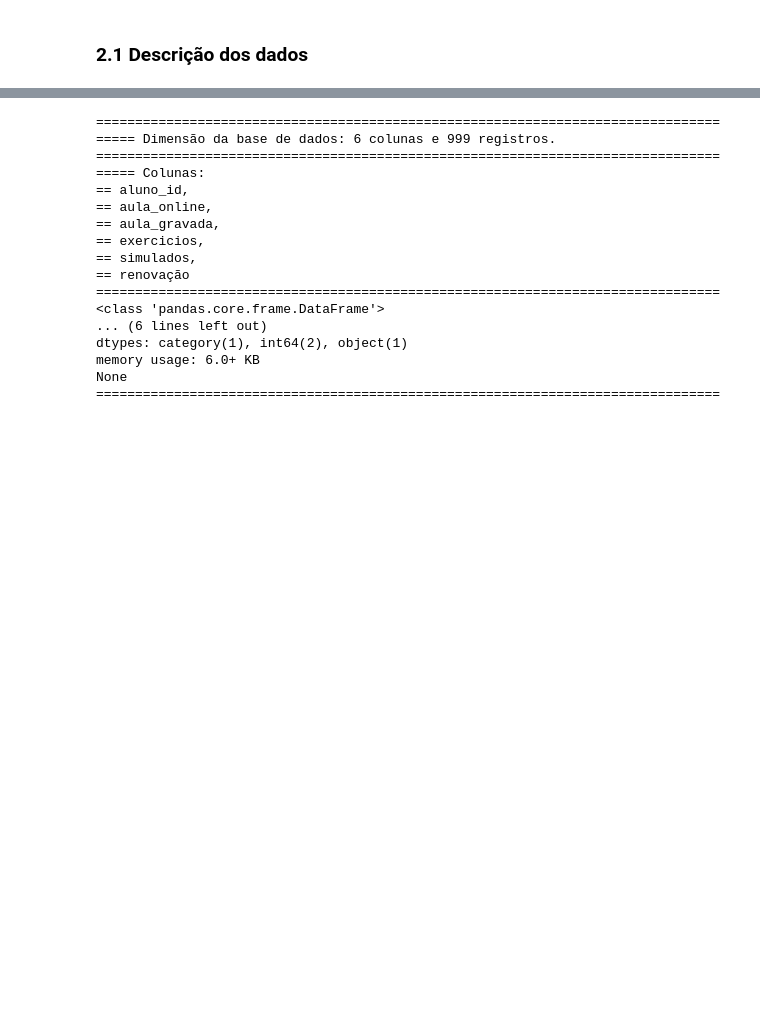
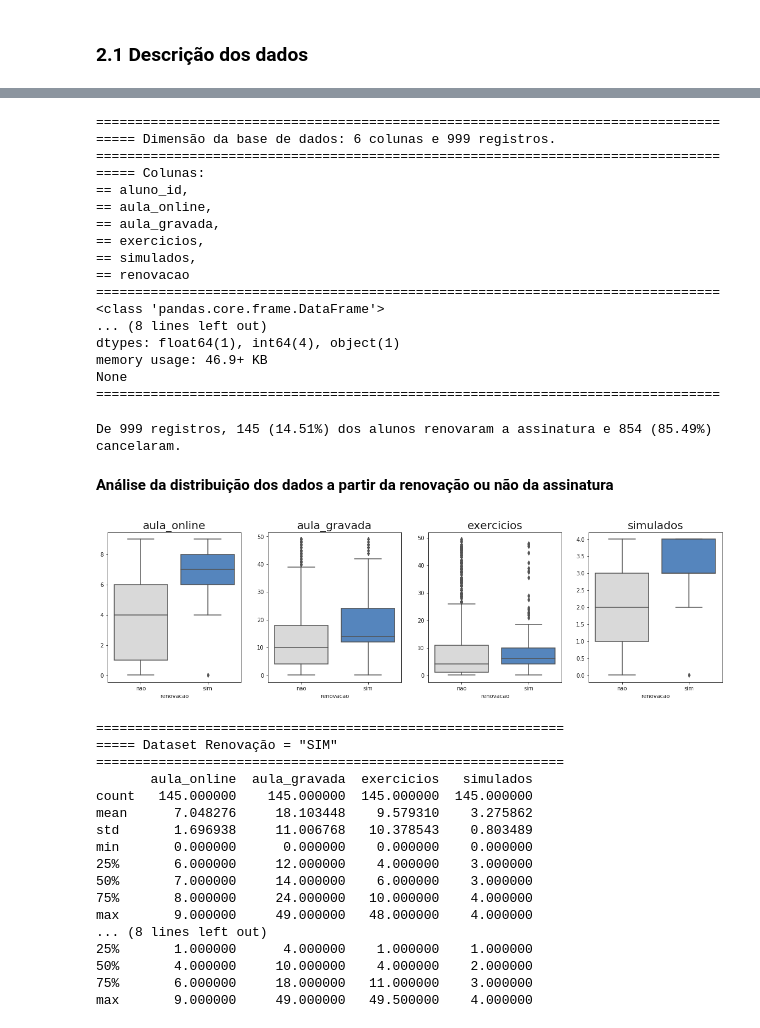
Before and after one commit to eedubraz/desafio-descomplica, a Jupyter notebook: desafio-analise-v2.ipynb, the cells around one changed output, grey strips where cells are left out. Drawn from its saved outputs; the diff is of its cells as text; code cells hidden in the pictures; blank space fills up the shorter version.

```diff
--- a/desafio-analise-v2.ipynb
+++ b/desafio-analise-v2.ipynb
@@ -297,0 +343,3 @@ Total de palavras encontradas após a limpeza do dataset: 268.
+# %%
+df2.rename( columns={df2.columns[-1]:remover_acentos( df2.columns[-1] )}, inplace=True )
+df2['renovacao'] = df2['renovacao'].map({1:'sim', 0:'nao'})
@@ -307,11 +364,64 @@ descricao_dados(df2)
 == aula_gravada,
 == exercicios,
 == simulados,
-== renovação
+== renovacao
 ================================================================================
 <class 'pandas.core.frame.DataFrame'>
-... (6 lines left out)
-dtypes: category(1), int64(2), object(1)
-memory usage: 6.0+ KB
+... (8 lines left out)
+dtypes: float64(1), int64(4), object(1)
+memory usage: 46.9+ KB
 None
 ================================================================================
+# %%
+print('De {} registros, {} ({:.2%}) dos alunos renovaram a assinatura e {} ({:.2%}) cancelaram.'
+     .format(
+         len(df2),
+         df2['renovacao'].value_counts()['sim'],
+         float(df2['renovacao'].value_counts()['sim']) / len(df2),
+         df2['renovacao'].value_counts()['nao'],
+         float(df2['renovacao'].value_counts()['nao']) / len(df2) ) )
+# %% [output]
+De 999 registros, 145 (14.51%) dos alunos renovaram a assinatura e 854 (85.49%) cancelaram.
+# %% [markdown]
+**Análise da distribuição dos dados a partir da renovação ou não da assinatura**
+# %%
+%matplotlib inline
+color_palette = ["#D9D9D9", "#4484CE"]
+
+fig, axs = plt.subplots(ncols=4, figsize=(20,5))
+sns.set(style="whitegrid")
+
+for i, c in enumerate(df2.columns[1:]):
+    if c != 'renovacao':
+        sns.boxplot(x='renovacao', y=c, data=df2, palette=color_palette, ax=axs[i])
+        axs[i].set_title(c, fontsize=20)
+        axs[i].set_ylabel('')
+
+plt.show()
+print('='*60)
+print('='*5 + ' Dataset Renovação = "SIM" ')
+print('='*60)
+print(df2[ df2['renovacao'] == 'sim'].describe().drop('aluno_id', axis=1) )
+print('='*60)
+print('='*5 + ' Dataset Renovação = "NÃO" ')
+print('='*60)
+print(df2[ df2['renovacao'] == 'nao'].describe().drop('aluno_id', axis=1) )
+# %% [output]
+[figure, added]
+============================================================
+===== Dataset Renovação = "SIM"
+============================================================
+       aula_online  aula_gravada  exercicios   simulados
+count   145.000000    145.000000  145.000000  145.000000
+mean      7.048276     18.103448    9.579310    3.275862
+std       1.696938     11.006768   10.378543    0.803489
+min       0.000000      0.000000    0.000000    0.000000
+25%       6.000000     12.000000    4.000000    3.000000
+50%       7.000000     14.000000    6.000000    3.000000
+75%       8.000000     24.000000   10.000000    4.000000
+max       9.000000     49.000000   48.000000    4.000000
+... (8 lines left out)
+25%       1.000000      4.000000    1.000000    1.000000
+50%       4.000000     10.000000    4.000000    2.000000
+75%       6.000000     18.000000   11.000000    3.000000
+max       9.000000     49.000000   49.500000    4.000000
```
Also changed, not shown: parts of 44 cells of this notebook.
